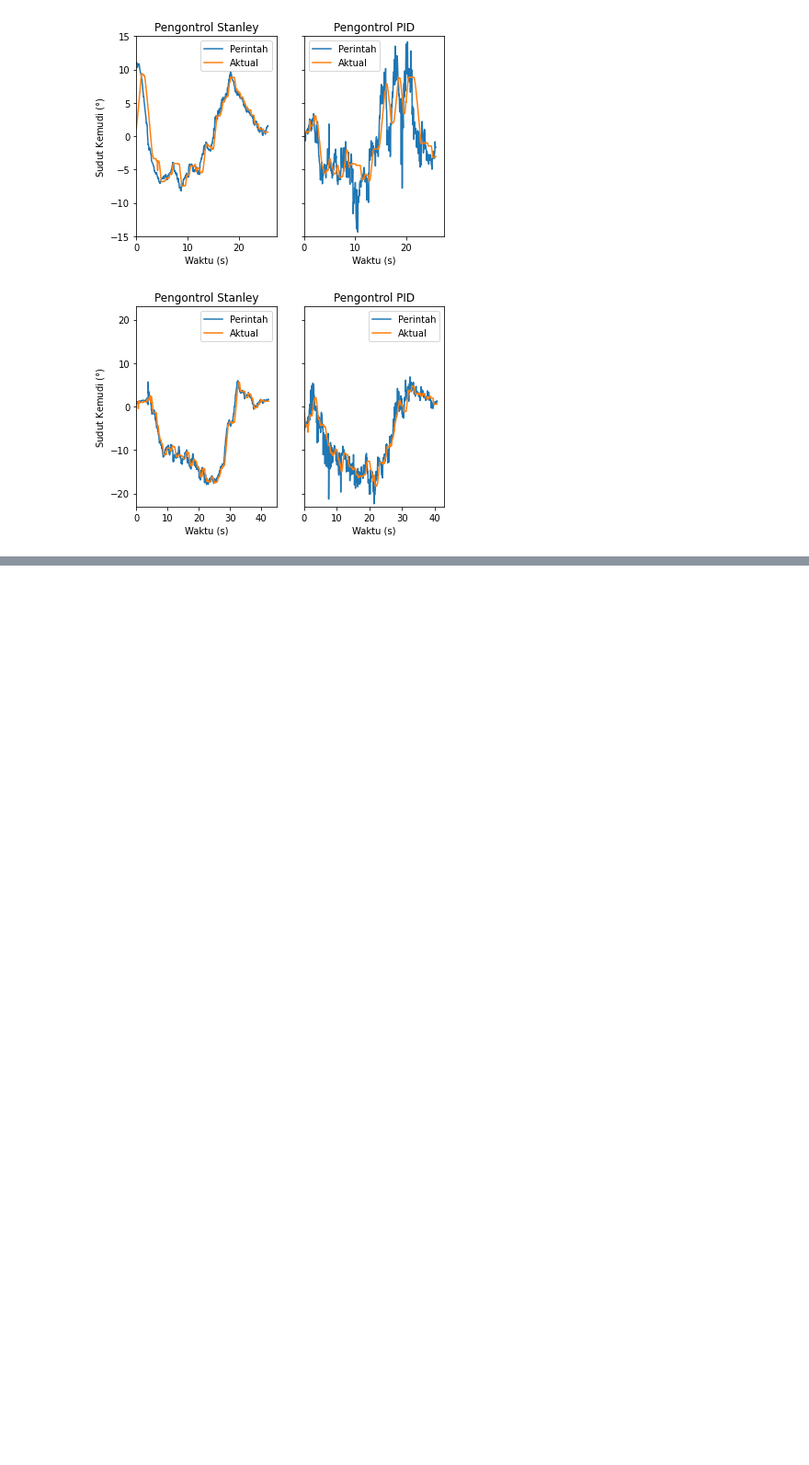
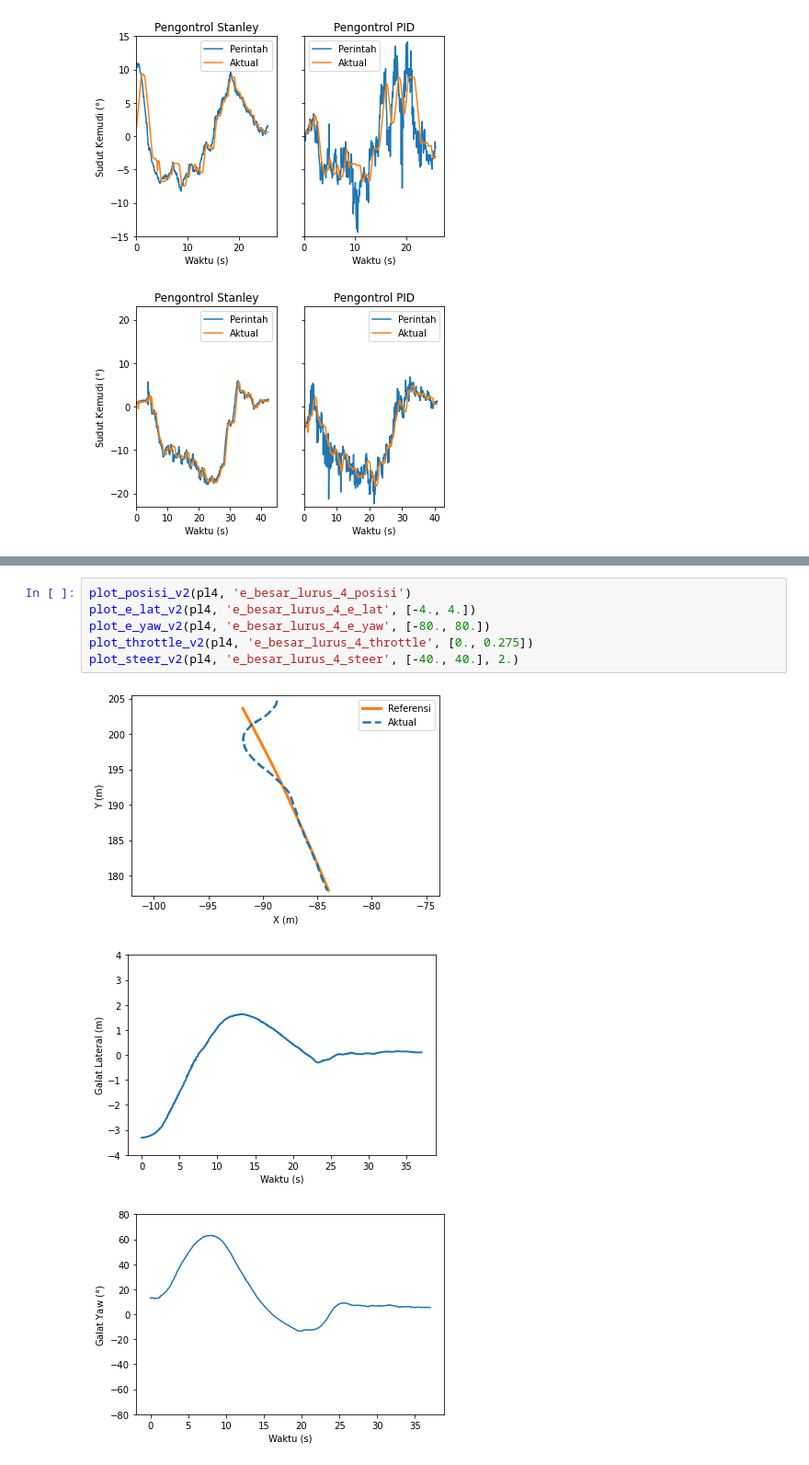
Before and after one commit to fadamsyah/final-project, a Jupyter notebook: Lateral Data/02 September 2020/Plot dan Analisis.ipynb, the cells around one changed output, grey strips where cells are left out. Shown at 92% size. Drawn from its saved outputs; the diff is of its cells as text; blank space fills up the shorter version.

```diff
--- a/Lateral Data/02 September 2020/Plot dan Analisis.ipynb
+++ b/Lateral Data/02 September 2020/Plot dan Analisis.ipynb
@@ -324,0 +420,10 @@ plot_steer(sb2, pb1, 'steer_belok', [-23., 23.], 1.5)
+# %%
+plot_posisi_v2(pl4, 'e_besar_lurus_4_posisi')
+plot_e_lat_v2(pl4, 'e_besar_lurus_4_e_lat', [-4., 4.])
+plot_e_yaw_v2(pl4, 'e_besar_lurus_4_e_yaw', [-80., 80.])
+plot_throttle_v2(pl4, 'e_besar_lurus_4_throttle', [0., 0.275])
+plot_steer_v2(pl4, 'e_besar_lurus_4_steer', [-40., 40.], 2.)
+# %% [output]
+[figure, added]
+[figure, added]
+[figure, added]
```
Also changed, not shown: parts of 16 cells of this notebook, 19 other files.
